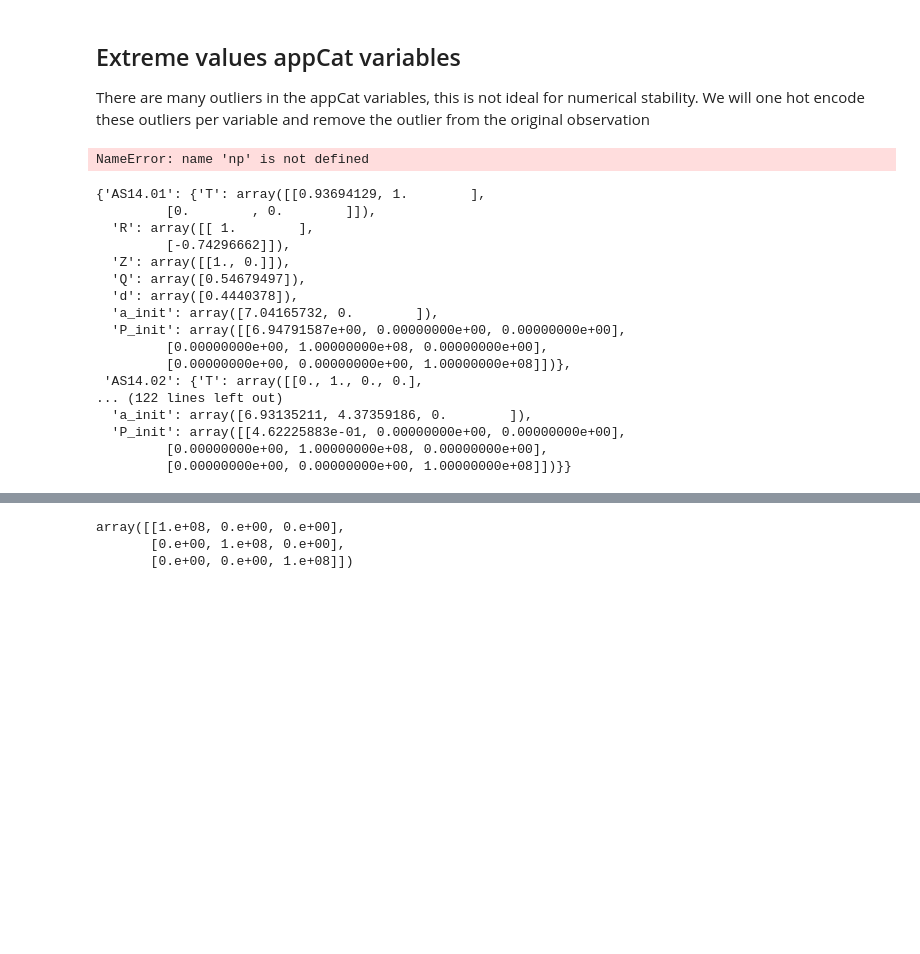
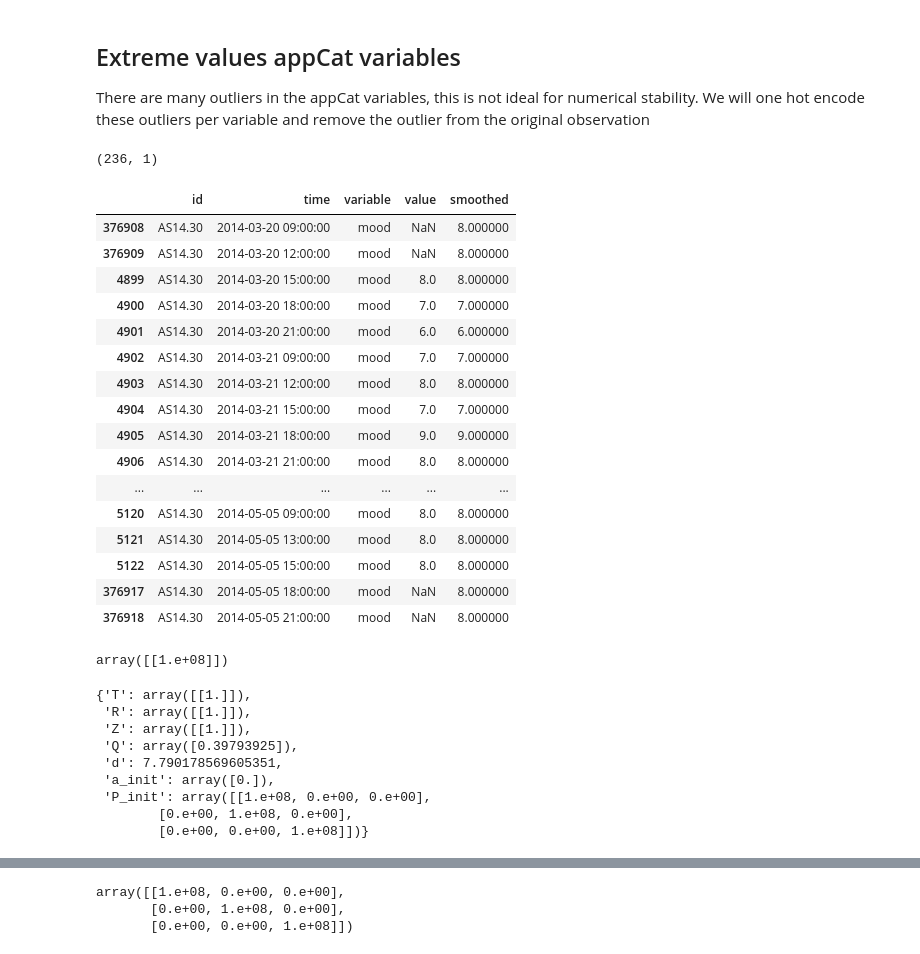
Before and after one commit to rapsac2010/learning-to-rank-expedia-vu, a Jupyter notebook: src/data_cleaning.ipynb, the cells around one changed output, grey strips where cells are left out. Drawn from its saved outputs; the diff is of its cells as text; code cells hidden in the pictures; blank space fills up the shorter version.

```diff
--- a/src/data_cleaning.ipynb
+++ b/src/data_cleaning.ipynb
@@ -97,11 +97,11 @@ def KF_params(arma_model):
     T = np.zeros((m, m))
     R = np.zeros(m)
     a_init = np.zeros(m)
-    P_init = np.eye(3) * 10e7
+    P_init = np.eye(m) * 10e7
     R[0] = 1
     Z = np.zeros(m)
     Z[0] = 1
-    d = arma_model.params()['intercept']
+    d = arma_model.params()['intercept'].astype(float)
     Q = np.array([params['sigma2']])
 
     for i in range(p):
@@ -136,7 +136,8 @@ def KF_params(arma_model):
 KF_res_dict = {}
 
 # Iterate over people
-for person in tqdm(df['id'].unique()):
+# for person in tqdm(df['id'].unique()):
+for person in tqdm(['AS14.30']):
     # Dataframe for mood of current person
     idx_mood = np.logical_and(df['id'] == person , df['variable'] == 'mood')
     df_mood = df[idx_mood].copy()['value']
@@ -150,40 +468,62 @@ for person in tqdm(df['id'].unique()):
 # %%
 # AS14.05
 idx_mood = np.logical_and(df['id'] == "AS14.30" , df['variable'] == 'mood')
 KF_1430 = KF_res_dict["AS14.30"]
 df_mood = df[idx_mood].copy()
 # sort by time
 df_mood.sort_values('time', inplace=True)
-df_mood
+# df_mood.values to floats
+df_mood['value'] = df_mood['value'].astype(float)
 
-KF = KalmanFilter(y=df_mood.values,
+KF = KalmanFilter(y=df_mood['value'].values,
                 a_init=KF_1430['a_init'],
                 P_init = KF_1430['P_init'],
                 H = np.array([0]).reshape(1,1),
                 Q = KF_1430['Q'],
                 R = KF_1430['R'],
                 d = KF_1430['d'])
 
 res = KF.run_smoother(Z = KF_1430['Z'], T = KF_1430['T'])
+
+res_final = (res['a_smooth'] + KF_1430['d']).flatten()
+# DF with one column with the smoothed values, and one column with the true values
+df_mood['smoothed'] = res_final
+df_mood
 # %% [output]
-NameError: name 'np' is not defined
+(236, 1)
+|  | id | time | variable | value | smoothed |
+| 376908 | AS14.30 | 2014-03-20 09:00:00 | mood | NaN | 8.000000 |
+| 376909 | AS14.30 | 2014-03-20 12:00:00 | mood | NaN | 8.000000 |
+| 4899 | AS14.30 | 2014-03-20 15:00:00 | mood | 8.0 | 8.000000 |
+| 4900 | AS14.30 | 2014-03-20 18:00:00 | mood | 7.0 | 7.000000 |
+| 4901 | AS14.30 | 2014-03-20 21:00:00 | mood | 6.0 | 6.000000 |
+| 4902 | AS14.30 | 2014-03-21 09:00:00 | mood | 7.0 | 7.000000 |
+| 4903 | AS14.30 | 2014-03-21 12:00:00 | mood | 8.0 | 8.000000 |
+| 4904 | AS14.30 | 2014-03-21 15:00:00 | mood | 7.0 | 7.000000 |
+| 4905 | AS14.30 | 2014-03-21 18:00:00 | mood | 9.0 | 9.000000 |
+| 4906 | AS14.30 | 2014-03-21 21:00:00 | mood | 8.0 | 8.000000 |
+| ... | ... | ... | ... | ... | ... |
+| 5120 | AS14.30 | 2014-05-05 09:00:00 | mood | 8.0 | 8.000000 |
+| 5121 | AS14.30 | 2014-05-05 13:00:00 | mood | 8.0 | 8.000000 |
+| 5122 | AS14.30 | 2014-05-05 15:00:00 | mood | 8.0 | 8.000000 |
+| 376917 | AS14.30 | 2014-05-05 18:00:00 | mood | NaN | 8.000000 |
+| 376918 | AS14.30 | 2014-05-05 21:00:00 | mood | NaN | 8.000000 |
+# %%
+Z = KF_1430['Z']
+P = KF_1430['P_init']
+H = np.array([0]).reshape(1,1)
+Z @ P @ Z + H
+# %% [output]
+array([[1.e+08]])
 # %%
-KF_res_dict
+KF_res_dict['AS14.30']
 # %% [output]
-{'AS14.01': {'T': array([[0.93694129, 1.        ],
-         [0.        , 0.        ]]),
-  'R': array([[ 1.        ],
-         [-0.74296662]]),
-  'Z': array([[1., 0.]]),
-  'Q': array([0.54679497]),
-  'd': array([0.4440378]),
-  'a_init': array([7.04165732, 0.        ]),
-  'P_init': array([[6.94791587e+00, 0.00000000e+00, 0.00000000e+00],
-         [0.00000000e+00, 1.00000000e+08, 0.00000000e+00],
-         [0.00000000e+00, 0.00000000e+00, 1.00000000e+08]])},
- 'AS14.02': {'T': array([[0., 1., 0., 0.],
-... (122 lines left out)
-  'a_init': array([6.93135211, 4.37359186, 0.        ]),
-  'P_init': array([[4.62225883e-01, 0.00000000e+00, 0.00000000e+00],
-         [0.00000000e+00, 1.00000000e+08, 0.00000000e+00],
-         [0.00000000e+00, 0.00000000e+00, 1.00000000e+08]])}}
+{'T': array([[1.]]),
+ 'R': array([[1.]]),
+ 'Z': array([[1.]]),
+ 'Q': array([0.39793925]),
+ 'd': 7.790178569605351,
+ 'a_init': array([0.]),
+ 'P_init': array([[1.e+08, 0.e+00, 0.e+00],
+        [0.e+00, 1.e+08, 0.e+00],
+        [0.e+00, 0.e+00, 1.e+08]])}
```
Also changed, not shown: parts of 3 cells of this notebook.
